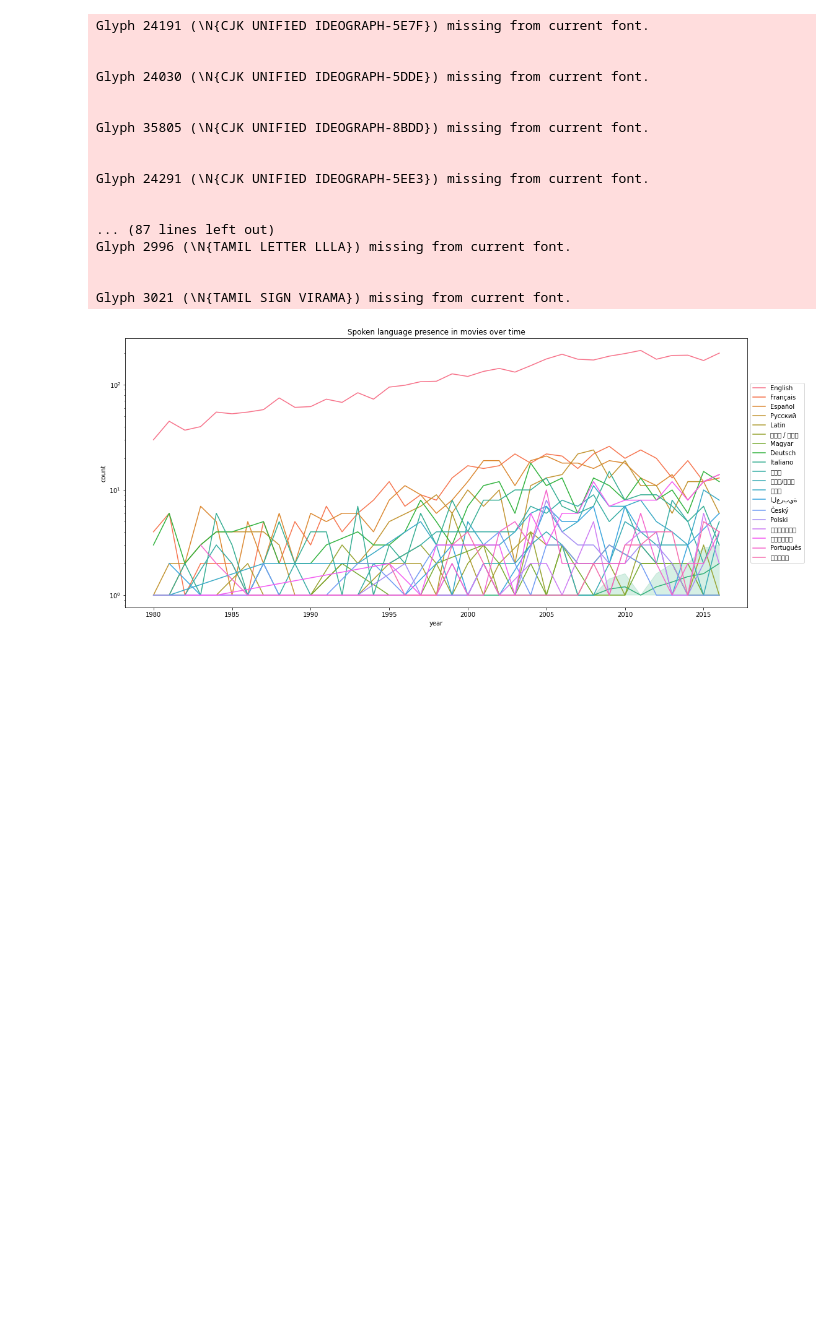
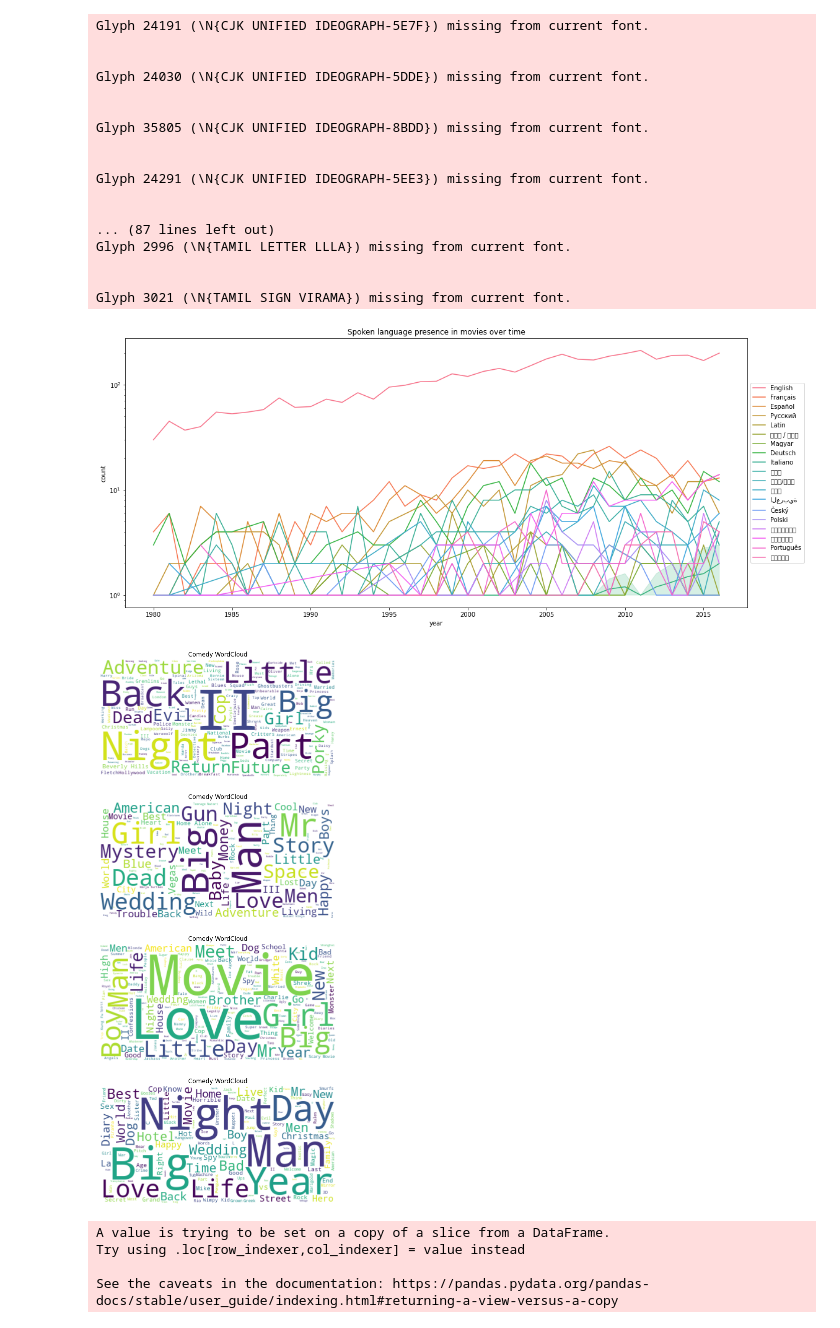
Before and after one commit to timetoai/movie_data_vis, a Jupyter notebook: EDA.ipynb, the cells around one changed output. Saved outputs shown, nothing was run; the diff lists cells and outputs as text; code cells hidden in the pictures; blank space fills up the shorter version.

Commit message:
most profitable movies added

```diff
--- a/EDA.ipynb
+++ b/EDA.ipynb
@@ -92,11 +96,19 @@ ax.legend()
 import numpy as np
 import pandas as pd
 import json
+from pathlib import Path
 
 import matplotlib.pyplot as plt
 import seaborn as sns
+import plotly.express as px
+import plotly.graph_objects as go
+
+from wordcloud import WordCloud
+
+
+input_dir = Path("data")
 # %%
-df = pd.read_csv('movies_metadata.csv', parse_dates=['release_date'])
+df = pd.read_csv(input_dir / 'movies_metadata.csv', parse_dates=['release_date'])
 
 df = df[df.status == 'Released']
 df.drop(columns=['belongs_to_collection', 'homepage', 'imdb_id', 'id', 'overview', 'status', 'tagline', 'original_title', 'poster_path', 'video', 'adult'], inplace=True)
@@ -149,7 +160,7 @@ Columns (10) have mixed types.Specify dtype option on import or set low_memory=F
 # %%
-with open('col_decoder.json', 'w') as f:
-    json.dump(decoder, f)
-df.to_csv('movies_metadata_clean.csv', index=False)
+# with open('col_decoder.json', 'w') as f:
+#     json.dump(decoder, f)
+# df.to_csv('movies_metadata_clean.csv', index=False)
 # %%
 langs = df.original_language.unique()
 len(langs)
@@ -216,9 +227,7 @@ decoder['genres'].items()
 # %% [output]
 dict_items([(16, 'Animation'), (35, 'Comedy'), (10751, 'Family'), (12, 'Adventure'), (14, 'Fantasy'), (18, 'Drama'), (10749, 'Romance'), (28, 'Action'), (80, 'Crime'), (53, 'Thriller'), (36, 'History' ...
 # %%
-from wordcloud import WordCloud
-
-genre_id = 35
+genre_id = 16
 wc = WordCloud(background_color='white').generate(' '.join(df[df.genres.map(lambda x: genre_id in x)].title))
 plt.figure(figsize=(20, 6))
 plt.imshow(wc, interpolation="bilinear")
@@ -395,3 +403,49 @@ Glyph 2996 (\N{TAMIL LETTER LLLA}) missing from current font.
 
 Glyph 3021 (\N{TAMIL SIGN VIRAMA}) missing from current font.
 [figure]
+# %%
+genre_id = 35
+fig, axs = plt.subplots(4, figsize=(80, 20))
+years = [1980, 1990, 2000, 2010]
+for i in range(len(years)):
+    wc = WordCloud(background_color='white').generate(' '.join(df[df.genres.map(lambda x: genre_id in x) & (df.year >= years[i]) &\
+        (df.year <= (years[i] + 10))].title))
+    axs[i].imshow(wc, interpolation="bilinear")
+    axs[i].set_title(f"{decoder['genres'][genre_id]} WordCloud")
+    axs[i].axis("off")
+plt.show()
+# %% [output]
+[figure, added]
+# %%
+year = 2000
+sample = df[df.year == year]
+# top = set(sample.sort_values("budget", ascending=False)[:10].title) | set(sample.sort_values("revenue", ascending=False)[:10].title)
+# sample = sample[sample.title.isin(top)].sort_values("budget")
+sample['profit'] = sample['revenue'] - sample['budget']
+sample = sample.sort_values("profit", ascending=False)[:10].sort_values("profit")
+
+fig = go.Figure()
+fig.add_trace(
+    go.Bar(
+        x=sample['title'],
+        y=sample['revenue'],
+        name='revenue'
+    )
+)
+fig.add_trace(
+    go.Bar(
+        x=sample['title'],
+        y=- sample['budget'],
+        name='budget'
+    )
+)
+
+fig.update_layout(barmode='relative', title_text=f'Most profitable movies in {year}',\
+    paper_bgcolor='rgba(0,0,0,0)',
+    plot_bgcolor='rgba(0,0,0,0)')
+fig.show()
+# %% [output]
+A value is trying to be set on a copy of a slice from a DataFrame.
+Try using .loc[row_indexer,col_indexer] = value instead
+
+See the caveats in the documentation: https://pandas.pydata.org/pandas-docs/stable/user_guide/indexing.html#returning-a-view-versus-a-copy
```
Also changed, not shown: parts of 6 cells of this notebook.
